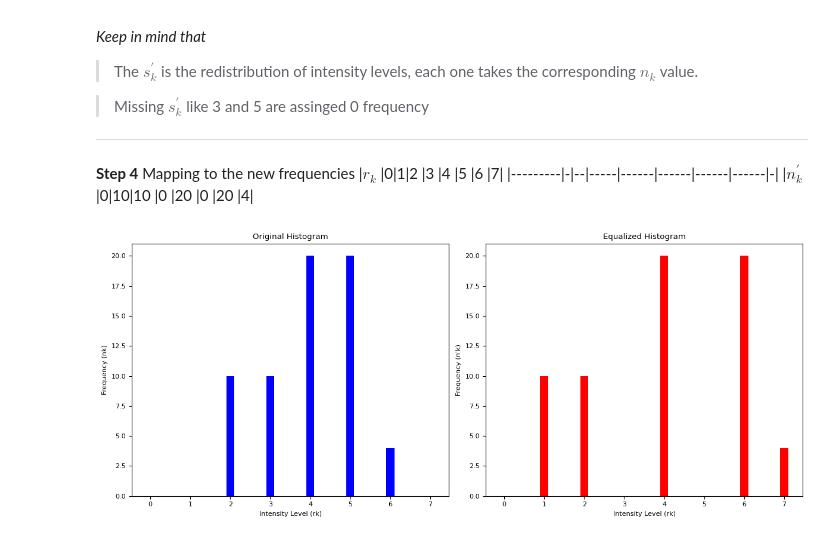
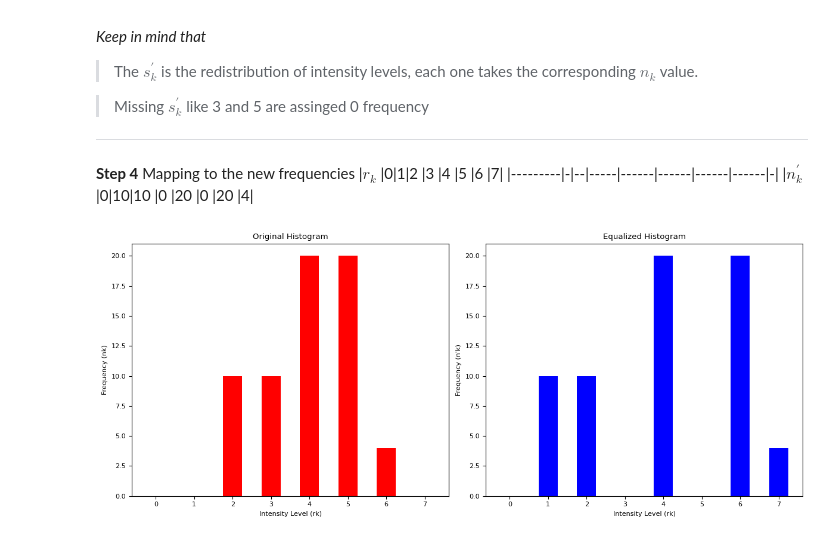
Before and after one commit to qassasahmed/ip, a Jupyter notebook: LABS2425/2/ip_lab_2.ipynb, the cells around one changed output. Cells and saved outputs as stored; diff of their text form; code cells hidden in the pictures.

```diff
--- a/LABS2425/2/ip_lab_2.ipynb
+++ b/LABS2425/2/ip_lab_2.ipynb
@@ -174,31 +220,31 @@ s_k = np.cumsum(p_k) # Output: array([0.     , 0.     , 0.15625, 0.3125 , 0.625
 # %%
 # Original histogram data
 original_rk = np.array([0, 1, 2, 3, 4, 5, 6, 7])
 original_nk = np.array([0, 0, 10, 10, 20, 20, 4, 0])
 
 # Equalized histogram data
 equalized_rk = np.array([0, 1, 2, 3, 4, 5, 6, 7])
 equalized_nk = np.array([0, 10, 10, 0, 20, 0, 20, 4])
 
 # Plotting histograms for original and equalized data
 plt.figure(figsize=(12, 5))
 
 # Plot Original Histogram
 plt.subplot(1, 2, 1)
-plt.bar(original_rk, original_nk, color='blue', width=0.2)
+plt.bar(original_rk, original_nk, color='r', width=0.5)
 plt.title('Original Histogram')
 plt.xlabel('Intensity Level (rk)')
 plt.ylabel('Frequency (nk)')
 
 # Plot Equalized Histogram
 plt.subplot(1, 2, 2)
-plt.bar(equalized_rk, equalized_nk, color='red', width=0.2)
+plt.bar(equalized_rk, equalized_nk, color='b', width=0.5)
 plt.title('Equalized Histogram')
 plt.xlabel('Intensity Level (rk)')
 plt.ylabel('Frequency (n\'k)')
 
 # Show the plots
 plt.tight_layout()
 plt.show()
 # %% [output]
-[figure, old version]
+[figure, new version]
```
Also changed, not shown: parts of 9 cells of this notebook.
